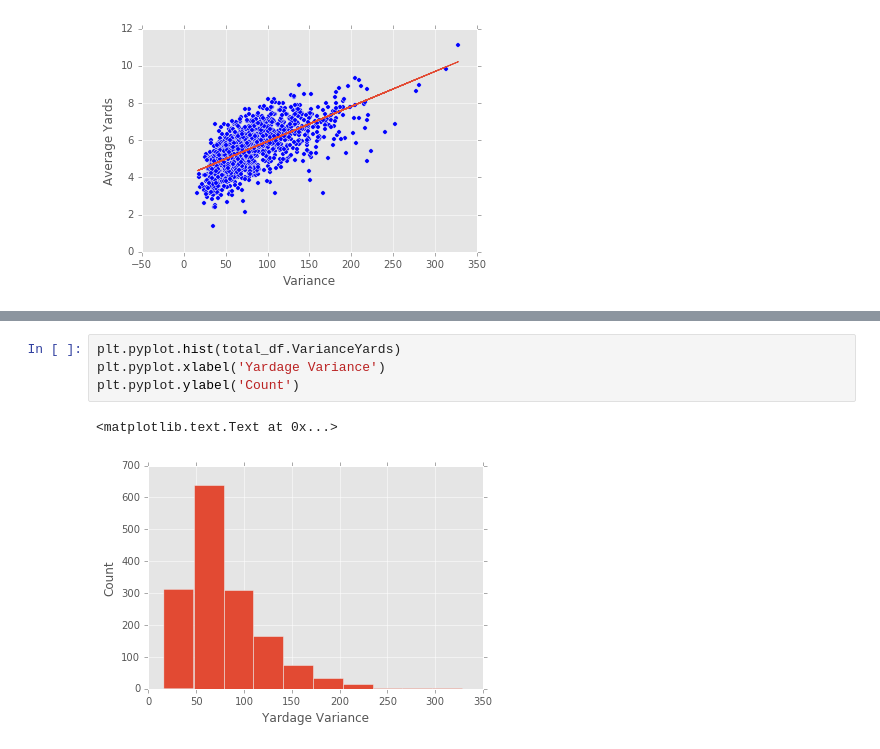
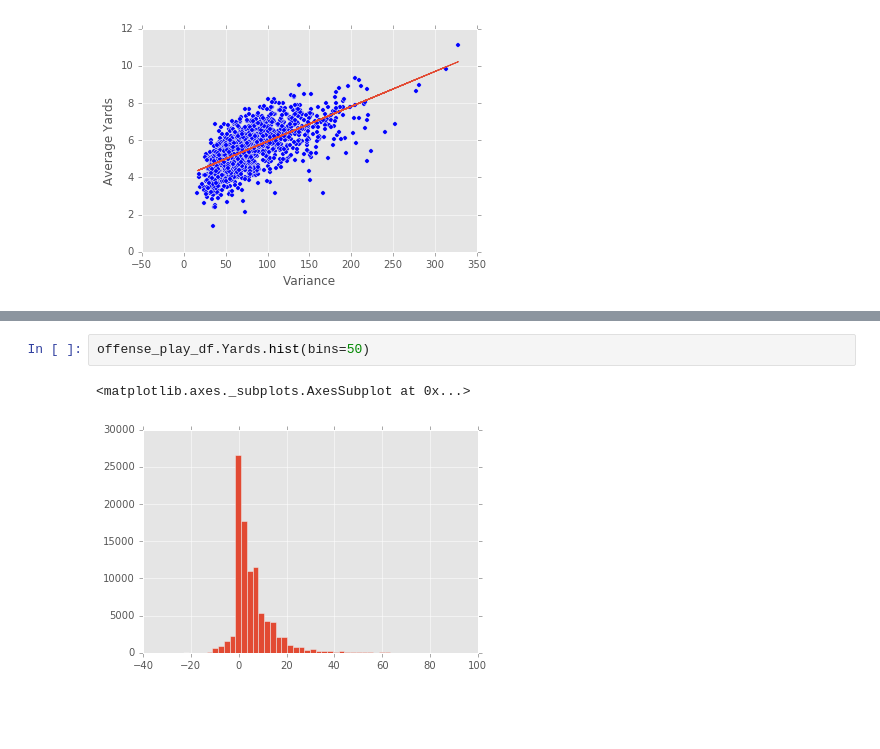
Before and after one commit to scottmcneil/blog-code, a Jupyter notebook: NFL Consistency/NFL Consistency.ipynb, the cells around one changed output, grey strips where cells are left out. Drawn from its saved outputs; the diff is of its cells as text; blank space fills up the shorter version.

```diff
--- a/NFL Consistency/NFL Consistency.ipynb
+++ b/NFL Consistency/NFL Consistency.ipynb
@@ -233,7 +243,5 @@ plt.pyplot.ylabel('Actual Value')
-# %%
-plt.pyplot.hist(total_df.VarianceYards)
-plt.pyplot.xlabel('Yardage Variance')
-plt.pyplot.ylabel('Count')
-# %% [output]
-<matplotlib.text.Text at 0x...>
-[figure, removed]
+# %%
+offense_play_df.Yards.hist(bins=50)
+# %% [output]
+<matplotlib.axes._subplots.AxesSubplot at 0x...>
+[figure, added]
```
Also changed, not shown: parts of 9 cells of this notebook.
